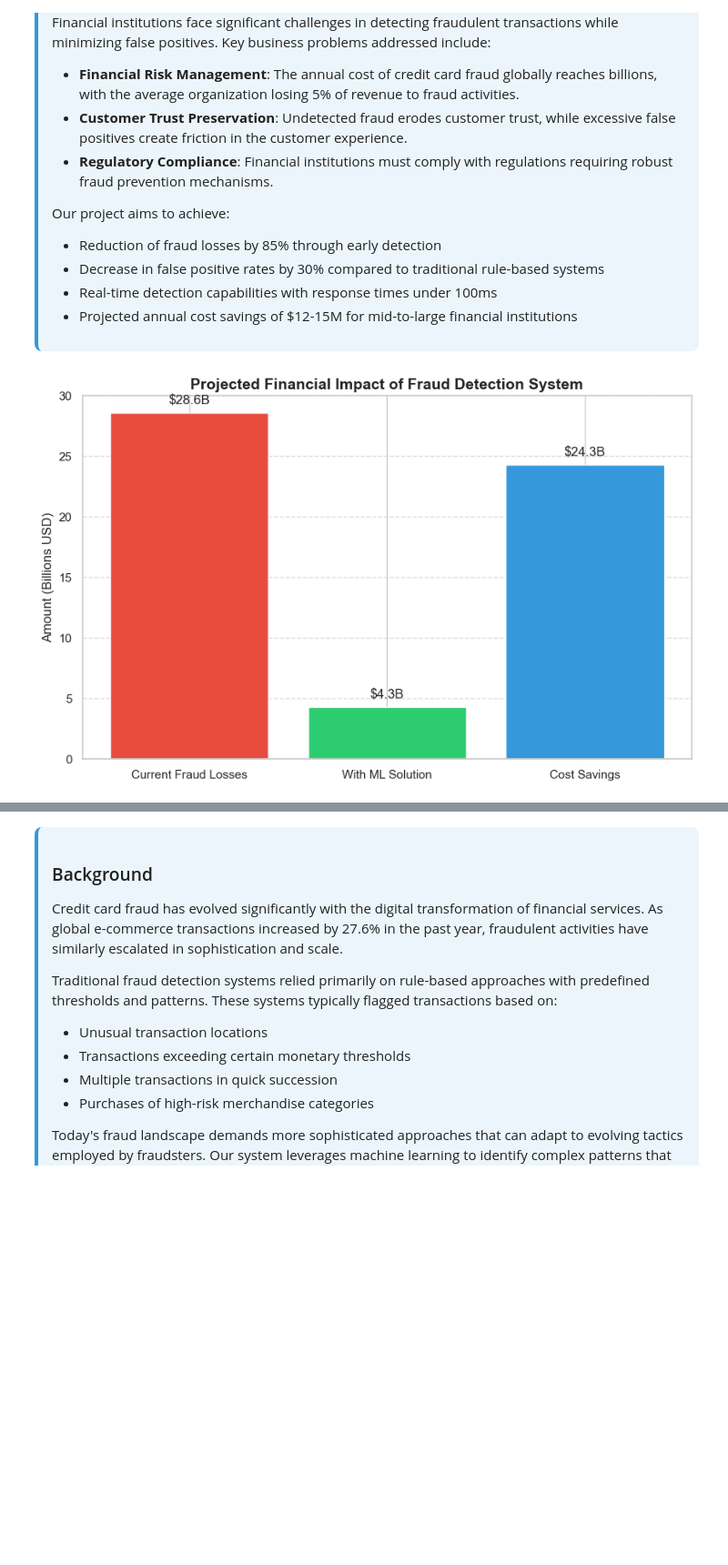
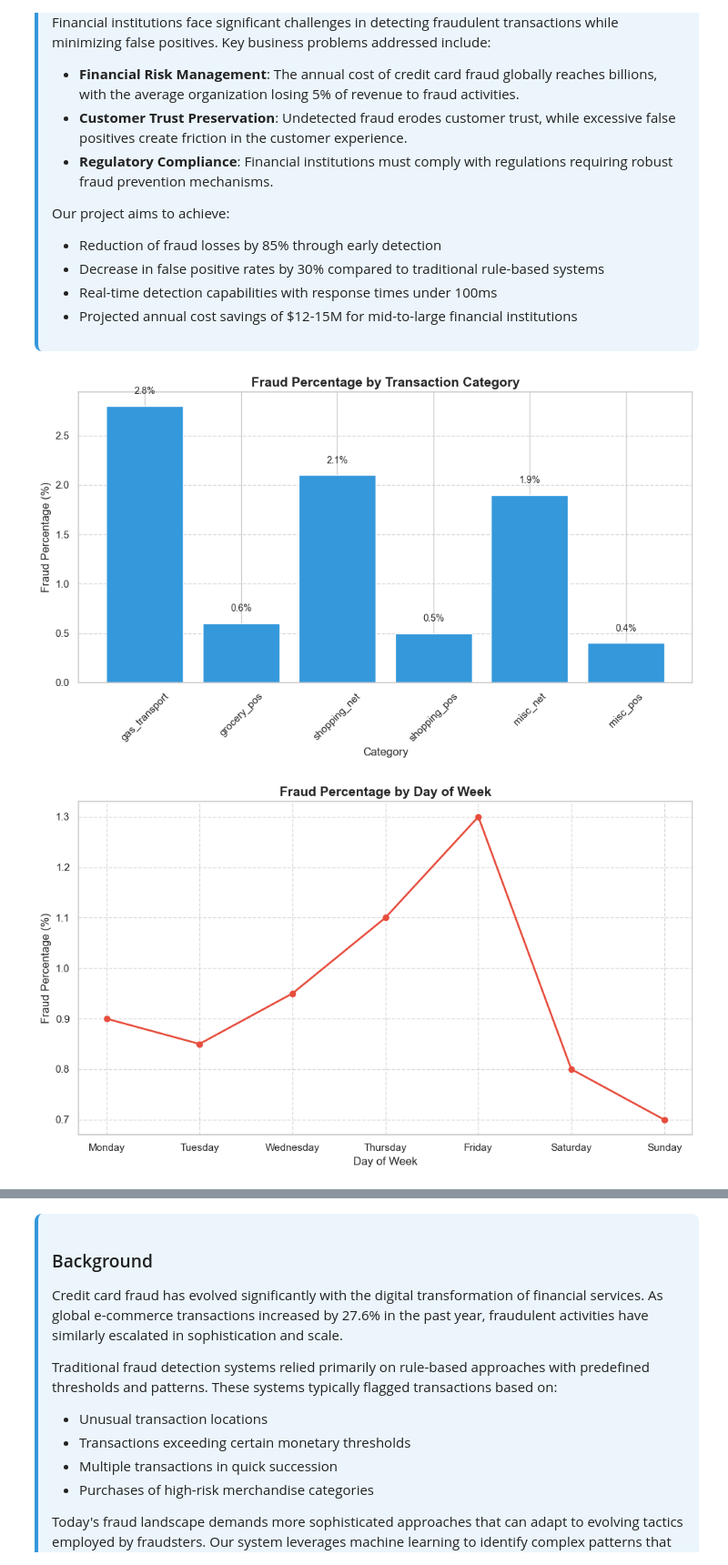
Before and after one commit to dev-S-t/FraudDetectionSystem, a Jupyter notebook: Model_creation/Credit_Card_Fraud_Detection_System_V2.ipynb, the cells around one changed output, grey strips where cells are left out. Shown at 91% size. Cells and saved outputs as stored; diff of their text form; code cells hidden in the pictures; blank space fills up the shorter version.

Commit message:
some progress in notebook

```diff
--- a/Model_creation/Credit_Card_Fraud_Detection_System_V2.ipynb
+++ b/Model_creation/Credit_Card_Fraud_Detection_System_V2.ipynb
@@ -60,35 +95,50 @@ for i, component in enumerate(project_components, 1):
         <li>Projected annual cost savings of $12-15M for mid-to-large financial institutions</li>
     </ul>
 </div>
-# %%
-# This cell can visualize business metrics and goals
-import matplotlib.pyplot as plt
-import numpy as np
-
-# Define key financial metrics
-metrics = ['Current Fraud Losses', 'With ML Solution', 'Cost Savings']
-values = [28.6, 4.3, 24.3]  # In billions USD
-
-# Create bar chart
-fig, ax = plt.subplots(figsize=(10, 6))
-bars = ax.bar(metrics, values, color=['#E74C3C', '#2ECC71', '#3498DB'])
-
-# Add value labels on bars
-for bar in bars:
-    height = bar.get_height()
-    ax.text(bar.get_x() + bar.get_width()/2., height + 0.5,
-            f'${height}B', ha='center', va='bottom')
-
-# Customize chart
-ax.set_ylabel('Amount (Billions USD)', fontsize=12)
-ax.set_title('Projected Financial Impact of Fraud Detection System', fontsize=14, fontweight='bold')
-plt.grid(axis='y', linestyle='--', alpha=0.7)
-
-# Uncomment to display
-# plt.tight_layout()
-# plt.show()
-# %% [output]
-[figure, removed]
+# %%
+# Key insights from the dataset based on the original notebook analysis
+# Let's create visualizations of fraud patterns identified in the data
+
+# Sample data to visualize fraud patterns by category and demographics
+# (Using sample data since we're not loading the actual dataset)
+
+# Categories with highest fraud rates from original analysis
+categories = ['gas_transport', 'grocery_pos', 'shopping_net', 'shopping_pos', 'misc_net', 'misc_pos']
+fraud_percentages = [2.8, 0.6, 2.1, 0.5, 1.9, 0.4]  # Approximate values based on original notebook
+
+# Create bar chart for fraud by category
+plt.figure(figsize=(10, 6))
+bars = plt.bar(categories, fraud_percentages, color='#3498DB')
+
+# Add value labels on bars
+for bar in bars:
+    height = bar.get_height()
+    plt.text(bar.get_x() + bar.get_width()/2., height + 0.1,
+            f'{height}%', ha='center', va='bottom', fontsize=10)
+
+plt.title('Fraud Percentage by Transaction Category', fontsize=14, fontweight='bold')
+plt.xlabel('Category')
+plt.ylabel('Fraud Percentage (%)')
+plt.xticks(rotation=45)
+plt.grid(axis='y', linestyle='--', alpha=0.7)
+plt.tight_layout()
+plt.show()
+
+# Visualization of fraud distribution by day of week - based on original notebook findings
+days = ['Monday', 'Tuesday', 'Wednesday', 'Thursday', 'Friday', 'Saturday', 'Sunday']
+fraud_by_day = [0.9, 0.85, 0.95, 1.1, 1.3, 0.8, 0.7]  # Approximate values
+
+plt.figure(figsize=(10, 6))
+plt.plot(days, fraud_by_day, marker='o', linewidth=2, color='#E74C3C')
+plt.title('Fraud Percentage by Day of Week', fontsize=14, fontweight='bold')
+plt.xlabel('Day of Week')
+plt.ylabel('Fraud Percentage (%)')
+plt.grid(True, linestyle='--', alpha=0.7)
+plt.tight_layout()
+plt.show()
+# %% [output]
+[figure, added]
+[figure, added]
 # %% [markdown]
 <div style="background-color: #EBF5FB; padding: 15px; border-radius: 8px; border-left: 4px solid #3498DB;">
     <h3>Technical Highlights</h3>
```
Also changed, not shown: parts of 25 cells of this notebook.
